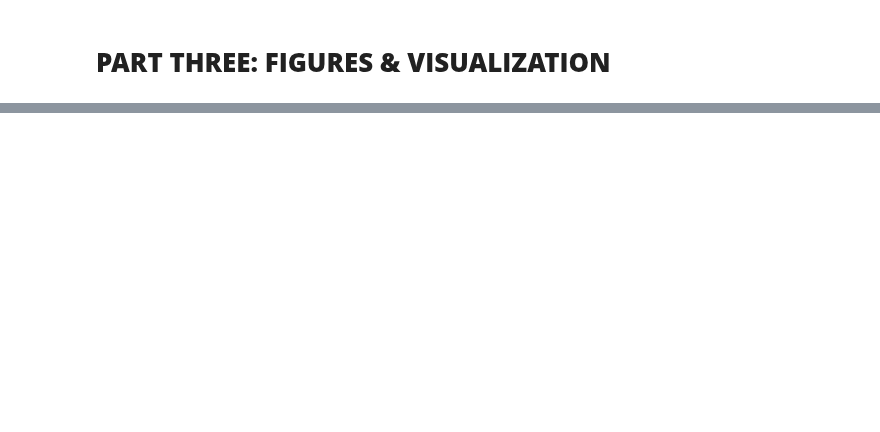
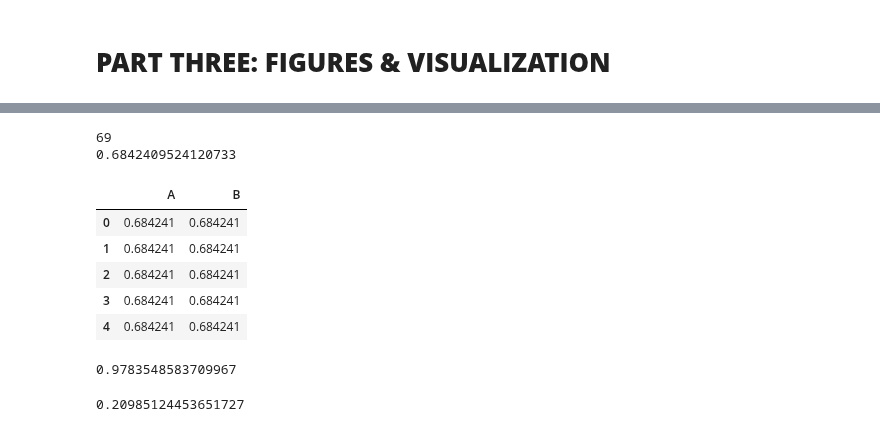
Before and after one commit to ChrisHarvey21/HABs, a Jupyter notebook: HABs.ipynb, the cells around one changed output, grey strips where cells are left out. Saved outputs shown, nothing was run; the diff lists cells and outputs as text; code cells hidden in the pictures; blank space fills up the shorter version.

```diff
--- a/HABs.ipynb
+++ b/HABs.ipynb
@@ -416,0 +422,42 @@ _ = tree.plot_tree(model.estimators_[0], feature_names=class_names, filled=True)
+# %%
+df = pd.DataFrame(columns=['A','B'])
+import random
+A = randint(0,99)
+print(A)
+random.seed(A)
+print(random.random())
+
+
+for i in range(5): #add 5 rows of data
+    random.seed(A)
+    df.loc[i, ['A']] = random.random()
+    random.seed(A)
+    df.loc[i, ['B']] = random.random()
+
+df
+# %% [output]
+69
+0.6842409524120733
+|  | A | B |
+| 0 | 0.684241 | 0.684241 |
+| 1 | 0.684241 | 0.684241 |
+| 2 | 0.684241 | 0.684241 |
+| 3 | 0.684241 | 0.684241 |
+| 4 | 0.684241 | 0.684241 |
+# %%
+import random
+
+A = randint(0,99)
+A
+random.seed(A)
+random.random()
+
+random.seed(A)
+random.random()
+# %% [output]
+0.9783548583709967
+# %%
+random.seed(A)
+random.random()
+# %% [output]
+0.20985124453651727
```
Also changed, not shown: parts of 8 cells of this notebook.
